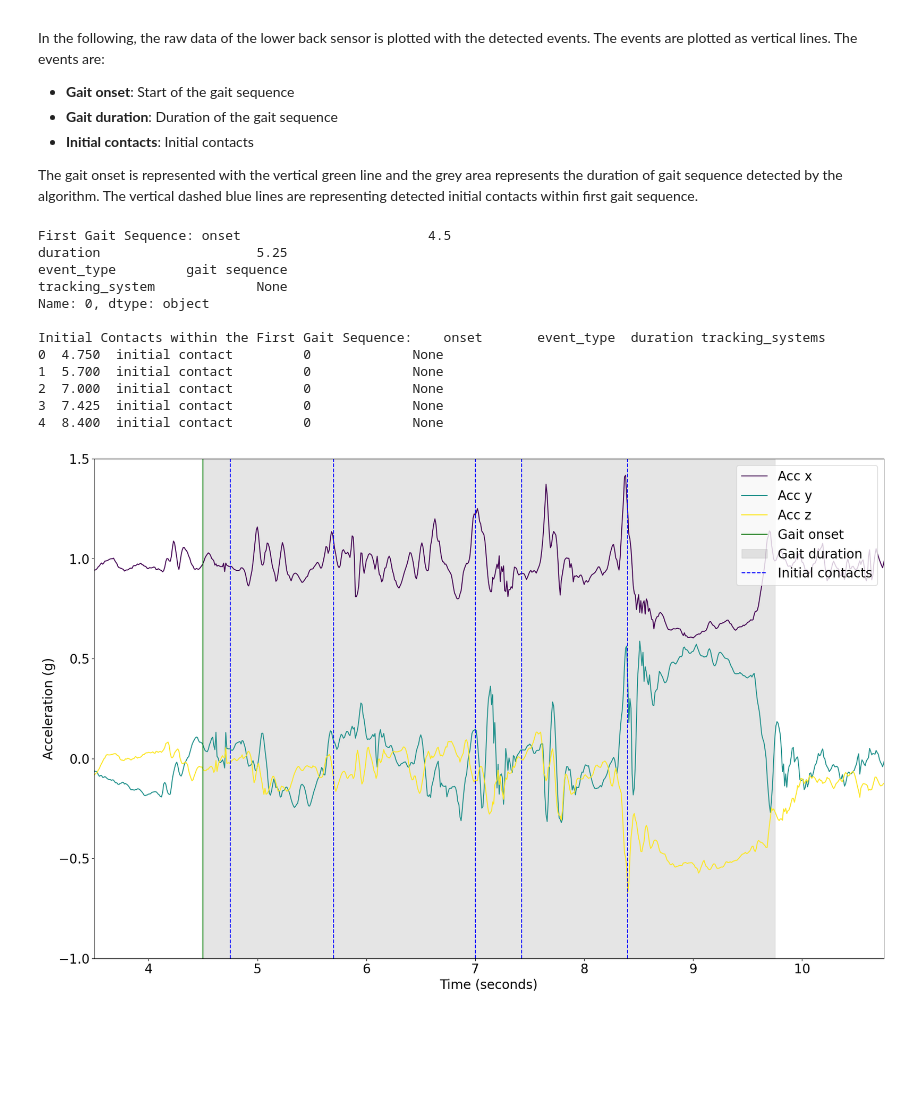
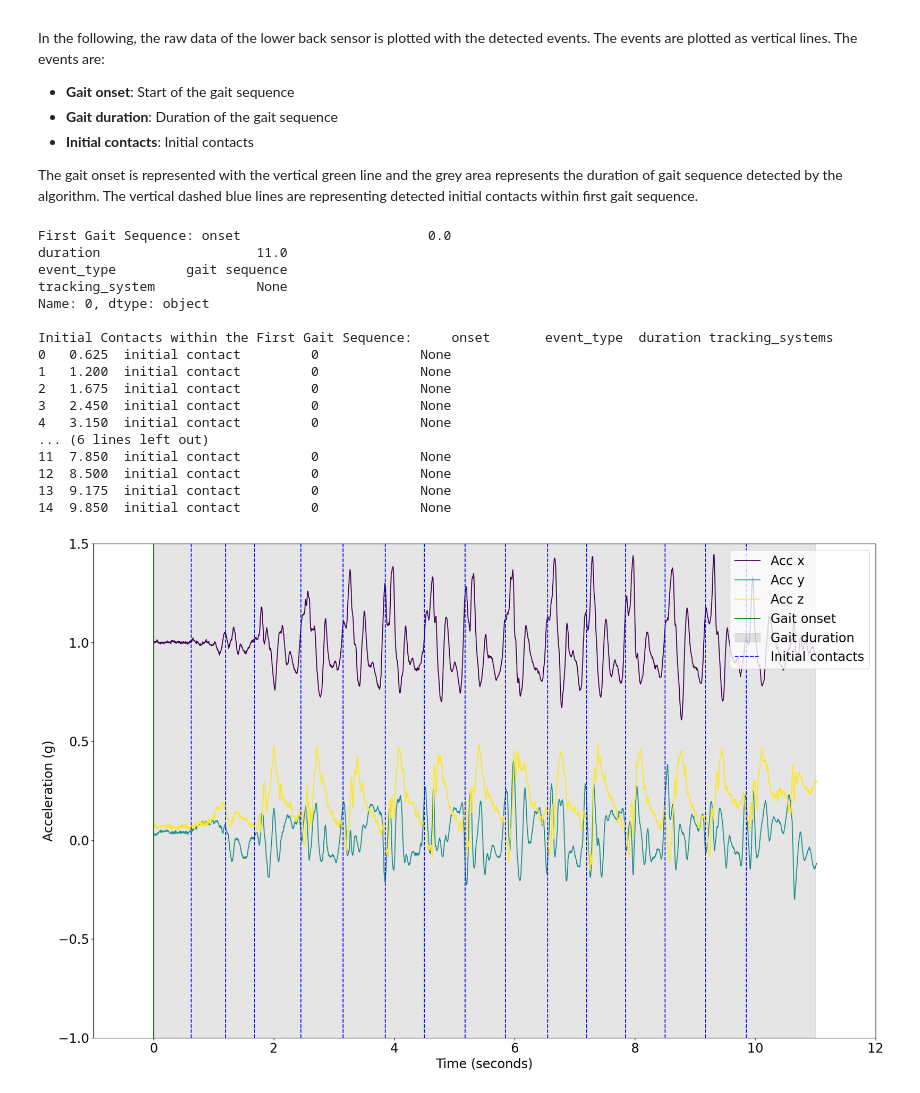
Before and after one commit to neurogeriatricskiel/KielMAT, a Jupyter notebook: examples/modules_02_icd_keepControl.ipynb, the cells around one changed output. Saved outputs shown, nothing was run; the diff lists cells and outputs as text; code cells hidden in the pictures; blank space fills up the shorter version.

```diff
--- a/examples/modules_02_icd_keepControl.ipynb
+++ b/examples/modules_02_icd_keepControl.ipynb
@@ -111,41 +105,0 @@ Let's zoom in on specific time periods in the data, particularly the first 10 se
-# %%
-# Calculate the time values based on the length of the data
-num_samples = len(acceleration_data)
-time_seconds = np.arange(num_samples) / sampling_frequency
-
-# Create a figure with the specified size
-plt.figure(figsize=(22, 14))
-
-# Plot acceleration data for each axis with time on the x-axis
-for i in range(3):
-    plt.plot(
-        time_seconds,
-        acceleration_data[f"LowerBack_ACCEL_{chr(120 + i)}"],
-        color=colors[i],
-        label=f"Acc {'xyz'[i]}",
-    )
-
-# Add labels and legends
-plt.xlabel("Time [seconds]", fontsize=20)
-plt.ylabel("Acceleration [g]", fontsize=20)
-plt.legend(fontsize=18)
-
-# Add a title
-plt.title(
-    "Accelerometer data from lower-back IMU sensor for CHF cohort",
-    fontsize=30,
-)
-
-# Customize font sizes
-plt.xticks(fontsize=20)
-plt.yticks(fontsize=20)
-
-# Set x-axis and y-axis limits for a specific duration (in seconds) and acceleration range
-plt.xlim(0, 10)
-plt.ylim(-1, 1.5)
-
-# Display a grid for reference
-plt.grid(visible=None, which="both", axis="both")
-
-# Show the plot
-plt.show()
@@ -180,7 +132,7 @@ icd = icd.detect(
     data=acceleration_data,
     gait_sequences=gait_sequences,
     sampling_freq_Hz=sampling_frequency,
-    v_acc_col_name="LowerBack_ACCEL_y"
+    v_acc_col_name="pelvis_accel_x"
 )
 
 # Print initial contacts information
@@ -233,7 +187,7 @@ fig, ax = plt.subplots(figsize=(22, 14))
 for i in range(3):
     ax.plot(
         time_seconds,
-        acceleration_data[f"LowerBack_ACCEL_{chr(120 + i)}"],
+        acceleration_data.iloc[:, i],
         color=colors[i],
         label=f"Acc {'xyz'[i]}",
     )
@@ -245,39 +199,44 @@ ax.axvspan(
     first_gait_sequence["onset"] + first_gait_sequence["duration"],
     alpha=0.2,
     color="gray",
     label="Gait duration",
 )
 
 # Plot the initial contacts within the first gait sequence
 for ic_time in ic_within_gait["onset"]:
     ax.axvline(ic_time, color="blue", linestyle="--")
 
 # Customize plot
 start_limit = first_gait_sequence["onset"] - 1
 end_limit = first_gait_sequence["onset"] + first_gait_sequence["duration"] + 1
 ax.set_xlim(start_limit, end_limit)
 ax.set_ylim(-1, 1.5)
 ax.set_xlabel("Time (seconds)", fontsize=20)
 ax.set_ylabel("Acceleration (g)", fontsize=20)
 plt.xticks(fontsize=20)
 plt.yticks(fontsize=20)
 ax.legend(
     ["Acc x", "Acc y", "Acc z", "Gait onset", "Gait duration", "Initial contacts"],
     fontsize=20,
     loc="upper right",
 )
 plt.show()
 # %% [output]
-First Gait Sequence: onset                        4.5
-duration                    5.25
+First Gait Sequence: onset                        0.0
+duration                    11.0
 event_type         gait sequence
 tracking_system             None
 Name: 0, dtype: object
 
-Initial Contacts within the First Gait Sequence:    onset       event_type  duration tracking_systems
-0  4.750  initial contact         0             None
-1  5.700  initial contact         0             None
-2  7.000  initial contact         0             None
-3  7.425  initial contact         0             None
-4  8.400  initial contact         0             None
+Initial Contacts within the First Gait Sequence:     onset       event_type  duration tracking_systems
+0   0.625  initial contact         0             None
+1   1.200  initial contact         0             None
+2   1.675  initial contact         0             None
+3   2.450  initial contact         0             None
+4   3.150  initial contact         0             None
+... (6 lines left out)
+11  7.850  initial contact         0             None
+12  8.500  initial contact         0             None
+13  9.175  initial contact         0             None
+14  9.850  initial contact         0             None
-[figure, old version]
+[figure, new version]
```
Also changed, not shown: parts of 9 cells of this notebook, 1 other file.
